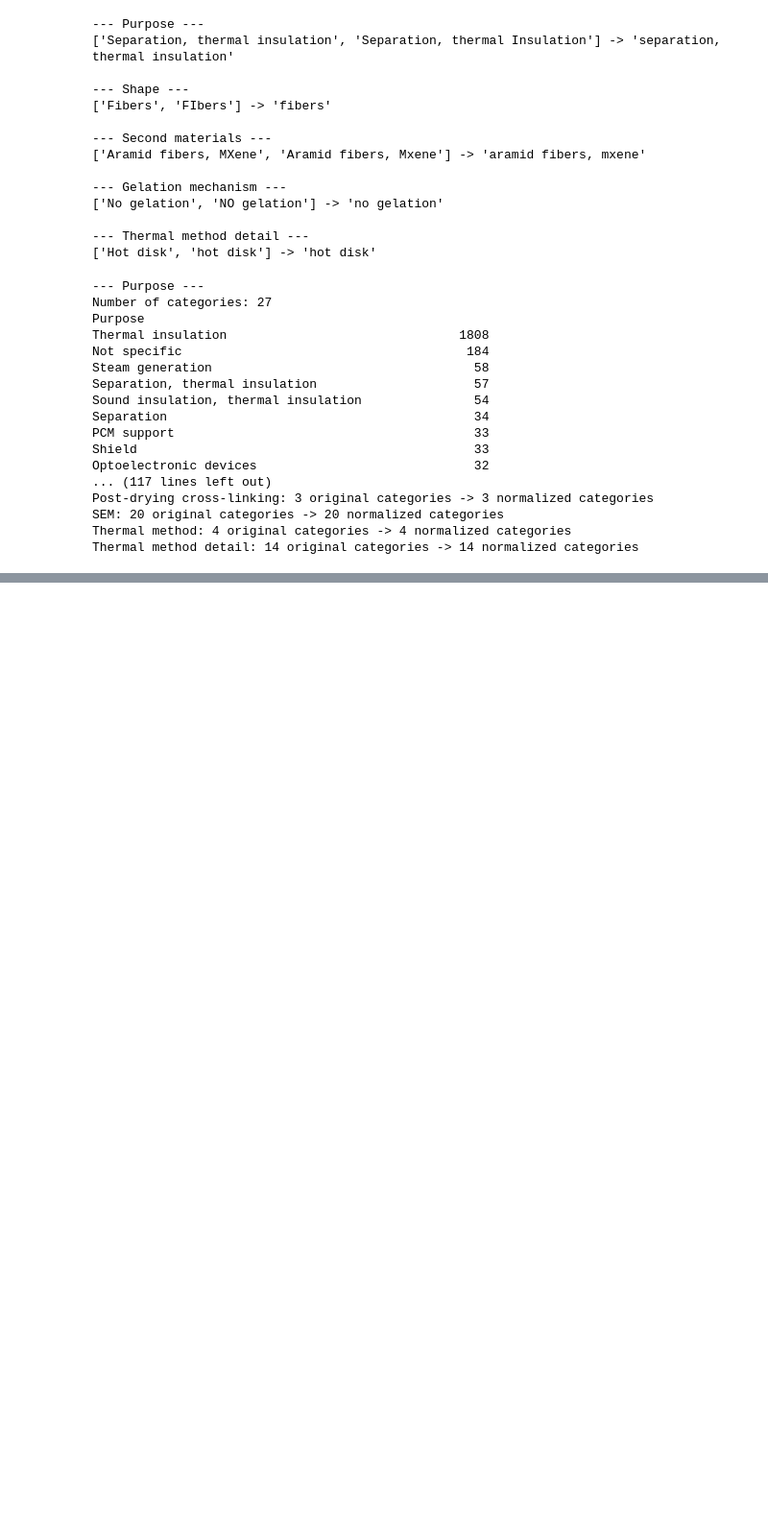
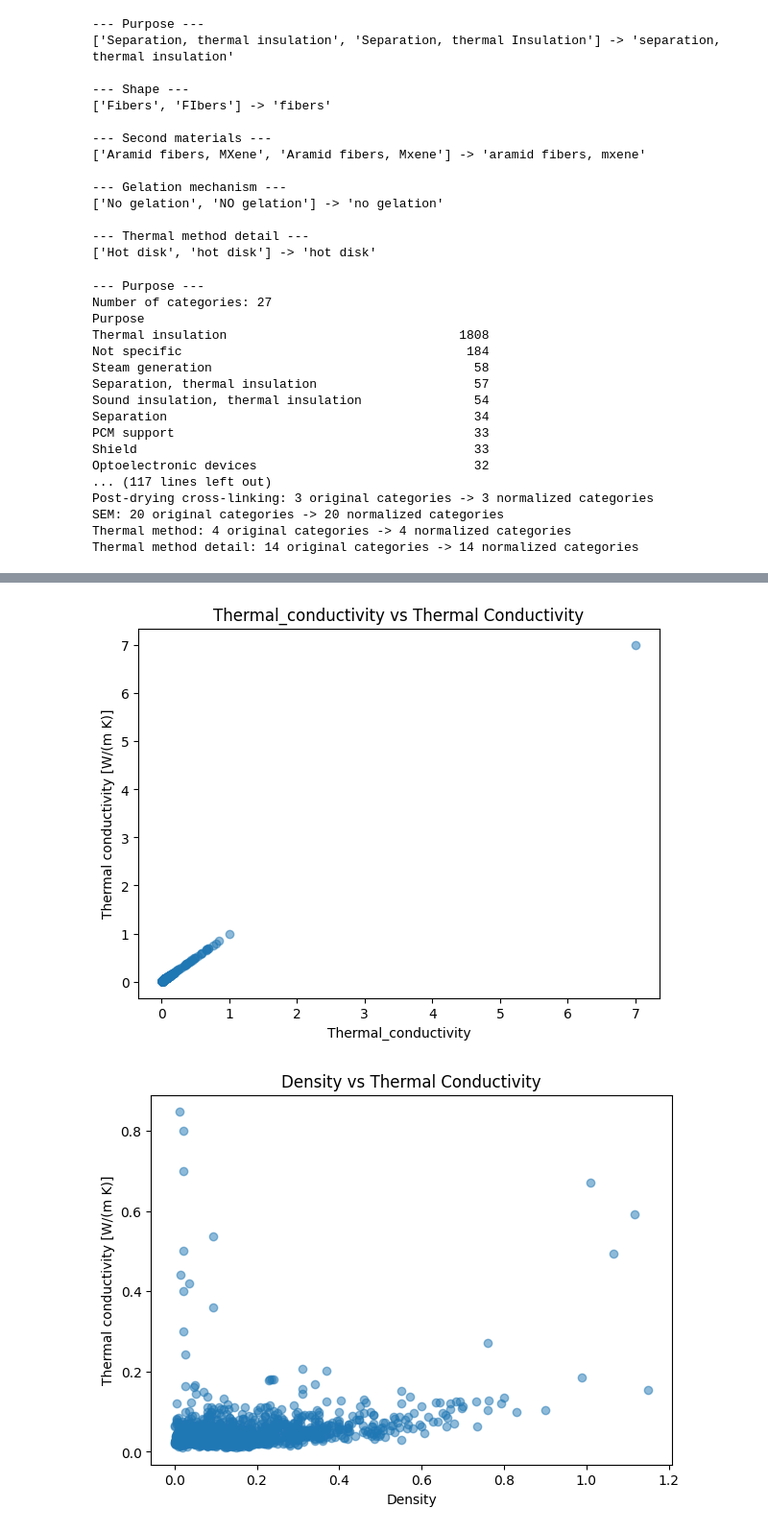
Before and after one commit to paulagirones/Aerogels_thermal_conductivity, a Jupyter notebook: aerogels_thermal_conductivity_ml.ipynb, the cells around one changed output, grey strips where cells are left out. Shown at 96% size. Drawn from its saved outputs; the diff is of its cells as text; code cells hidden in the pictures; blank space fills up the shorter version.

```diff
--- a/aerogels_thermal_conductivity_ml.ipynb
+++ b/aerogels_thermal_conductivity_ml.ipynb
@@ -326,9 +346,3 @@ Post-drying cross-linking: 3 original categories -> 3 normalized categories
 SEM: 20 original categories -> 20 normalized categories
 Thermal method: 4 original categories -> 4 normalized categories
 Thermal method detail: 14 original categories -> 14 normalized categories
-# %%
-# Check categorical variables
-for col in categorical_columns:
-    print(f"\n--- {col} ---")
-    print(f"Number of categories: {df[col].nunique()}")
-    print(df[col].value_counts().head(20))
@@ -380,0 +429,12 @@ Dataset after cleaning: (2484, 28)
+# %%
+numerical_features = [
+    'Thermal_conductivity',
+    'Density',
+    'Porosity',
+    'BET',
+    'Pore_size',
+    'Pore_volume',
+    'Elastic_modulus'
+]
+
+display(df[numerical_features].describe().T)
@@ -380,0 +450,18 @@ Dataset after cleaning: (2484, 28)
+# %%
+for col in numerical_features:
+    plt.figure(figsize=(7, 5))
+
+    plt.scatter(
+        df[col],
+        df['Thermal_conductivity'],
+        alpha=0.5
+    )
+
+    plt.xlabel(col)
+    plt.ylabel('Thermal conductivity [W/(m K)]')
+    plt.title(f'{col} vs Thermal Conductivity')
+
+    plt.show()
+# %% [output]
+[figure, added]
+[figure, added]
```
Also changed, not shown: parts of 19 cells of this notebook.
